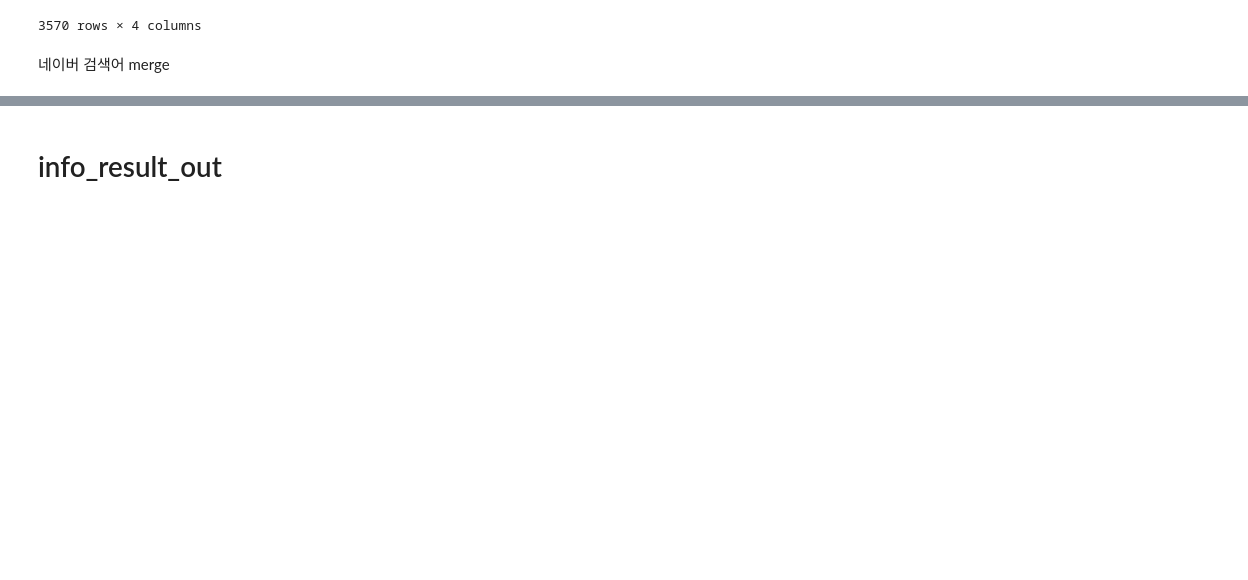
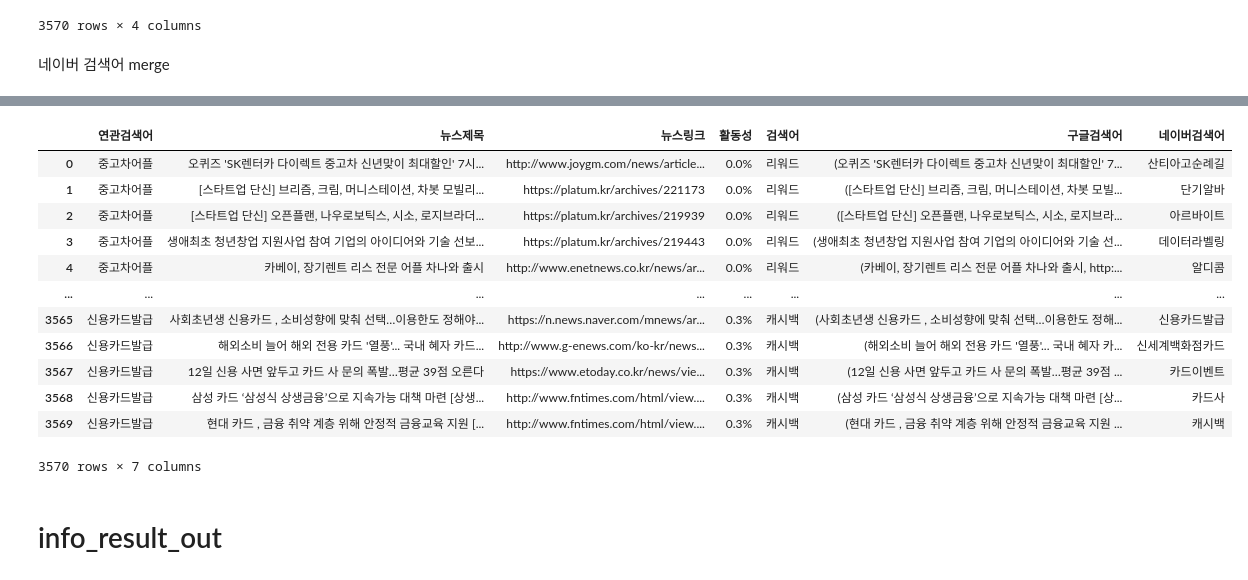
Before and after one commit to rse112/FinTrendX, a Jupyter notebook: main_file.ipynb, the cells around one changed output, grey strips where cells are left out. Cells and saved outputs as stored; diff of their text form; code cells hidden in the pictures; blank space fills up the shorter version.

```diff
--- a/main_file.ipynb
+++ b/main_file.ipynb
@@ -878,2 +803,69 @@ final_merged_df
+# %%
+final_merged_df['구글검색어'] = None  # '구글검색어' 컬럼을 초기화합니다.
+
+i = 0  # final_merged_df의 인덱스를 추적합니다.
+for keyword, queries in news_data.items():
+    # 각 키워드에 대한 상위 10개 쿼리를 가져옵니다. 쿼리가 10개 미만인 경우, 나머지는 None으로 채웁니다.
+    filled_queries = queries[:10] + [None] * (10 - len(queries[:10]))
+
+    # filled_queries의 각 쿼리에 대해 final_merged_df의 '구글검색어' 컬럼에 할당합니다.
+    for query in filled_queries:
+        if i < len(final_merged_df):  # i가 final_merged_df의 행 개수를 넘지 않도록 합니다.
+            final_merged_df.at[i, '구글검색어'] = query
+            i += 1
+        else:
+            break  # final_merged_df의 모든 행에 쿼리를 할당한 후에는 루프를 중단합니다.
+
+
+# final_merged_df의 '검색어' 컬럼에서 각 10번째 검색어를 추출합니다.
+keyword_list_per_10 = final_merged_df['검색어'].tolist()[::10]
+
+
+
+# collected_keywords_dat_copy에서 각 검색어별 상위 10개 연관검색어를 가져옵니다.
+# 여기서는 각 검색어별로 가장 높은 월간검색수를 가진 상위 10개를 선정합니다.
+top_keywords_by_search = collected_keywords_dat_copy.groupby('검색어').apply(
+    lambda x: x.nlargest(10, '월간검색수_합계')
+).reset_index(drop=True)
+
+
+
+# 새로운 DataFrame을 초기화합니다. 이 DataFrame에는 각 검색어별 상위 10개 연관검색어가 포함됩니다.
+new_rows_for_final_df = []
+
+
+
+# final_merged_df에서 추출한 검색어 리스트를 순회하며, 각 검색어별 상위 10개 연관검색어를 new_rows_for_final_df에 추가합니다.
+for keyword in keyword_list_per_10:
+    top_queries_for_keyword = top_keywords_by_search[top_keywords_by_search['검색어'] == keyword].head(10)
+    for _, row in top_queries_for_keyword.iterrows():
+        new_rows_for_final_df.append(row['연관검색어'])
+
+
+
+# new_rows_for_final_df의 길이를 확인하고 final_merged_df의 '네이버검색어' 컬럼에 값을 할당합니다.
+# 주의: new_rows_for_final_df의 길이가 final_merged_df의 행 수와 동일해야 합니다.
+# 만약 길이가 다르다면, 길이가 맞도록 조정이 필요합니다.
+if len(new_rows_for_final_df) == len(final_merged_df):
+    final_merged_df['네이버검색어'] = new_rows_for_final_df
+else:
+    print("경고: '네이버검색어' 데이터의 길이가 final_merged_df와 다릅니다. 데이터 확인이 필요합니다.")
+
+# 최종 DataFrame 확인
+final_merged_df
+# %% [output]
+|  | 연관검색어 | 뉴스제목 | 뉴스링크 | 활동성 | 검색어 | 구글검색어 | 네이버검색어 |
+| 0 | 중고차어플 | 오퀴즈 'SK렌터카 다이렉트 중고차 신년맞이 최대할인' 7시... | http://www.joygm.com/news/article... | 0.0% | 리워드 | (오퀴즈 'SK렌터카 다이렉트 중고차 신년맞이 최대할인' 7... | 산티아고순례길 |
+| 1 | 중고차어플 | [스타트업 단신] 브리즘, 크림, 머니스테이션, 차봇 모빌리... | https://platum.kr/archives/221173 | 0.0% | 리워드 | ([스타트업 단신] 브리즘, 크림, 머니스테이션, 차봇 모빌... | 단기알바 |
+| 2 | 중고차어플 | [스타트업 단신] 오픈플랜, 나우로보틱스, 시소, 로지브라더... | https://platum.kr/archives/219939 | 0.0% | 리워드 | ([스타트업 단신] 오픈플랜, 나우로보틱스, 시소, 로지브라... | 아르바이트 |
+| 3 | 중고차어플 | 생애최초 청년창업 지원사업 참여 기업의 아이디어와 기술 선보... | https://platum.kr/archives/219443 | 0.0% | 리워드 | (생애최초 청년창업 지원사업 참여 기업의 아이디어와 기술 선... | 데이터라벨링 |
+| 4 | 중고차어플 | 카베이, 장기렌트 리스 전문 어플 차나와 출시 | http://www.enetnews.co.kr/news/ar... | 0.0% | 리워드 | (카베이, 장기렌트 리스 전문 어플 차나와 출시, http:... | 알디콤 |
+| ... | ... | ... | ... | ... | ... | ... | ... |
+| 3565 | 신용카드발급 | 사회초년생 신용카드 , 소비성향에 맞춰 선택…이용한도 정해야... | https://n.news.naver.com/mnews/ar... | 0.3% | 캐시백 | (사회초년생 신용카드 , 소비성향에 맞춰 선택…이용한도 정해... | 신용카드발급 |
+| 3566 | 신용카드발급 | 해외소비 늘어 해외 전용 카드 '열풍'... 국내 혜자 카드... | http://www.g-enews.com/ko-kr/news... | 0.3% | 캐시백 | (해외소비 늘어 해외 전용 카드 '열풍'... 국내 혜자 카... | 신세계백화점카드 |
+| 3567 | 신용카드발급 | 12일 신용 사면 앞두고 카드 사 문의 폭발…평균 39점 오른다 | https://www.etoday.co.kr/news/vie... | 0.3% | 캐시백 | (12일 신용 사면 앞두고 카드 사 문의 폭발…평균 39점 ... | 카드이벤트 |
+| 3568 | 신용카드발급 | 삼성 카드 ‘삼성식 상생금융’으로 지속가능 대책 마련 [상생... | http://www.fntimes.com/html/view.... | 0.3% | 캐시백 | (삼성 카드 ‘삼성식 상생금융’으로 지속가능 대책 마련 [상... | 카드사 |
+| 3569 | 신용카드발급 | 현대 카드 , 금융 취약 계층 위해 안정적 금융교육 지원 [... | http://www.fntimes.com/html/view.... | 0.3% | 캐시백 | (현대 카드 , 금융 취약 계층 위해 안정적 금융교육 지원 ... | 캐시백 |
+3570 rows × 7 columns
 # %% [markdown]
 # info_result_out
```
Also changed, not shown: parts of 20 cells of this notebook, 9 other files.
